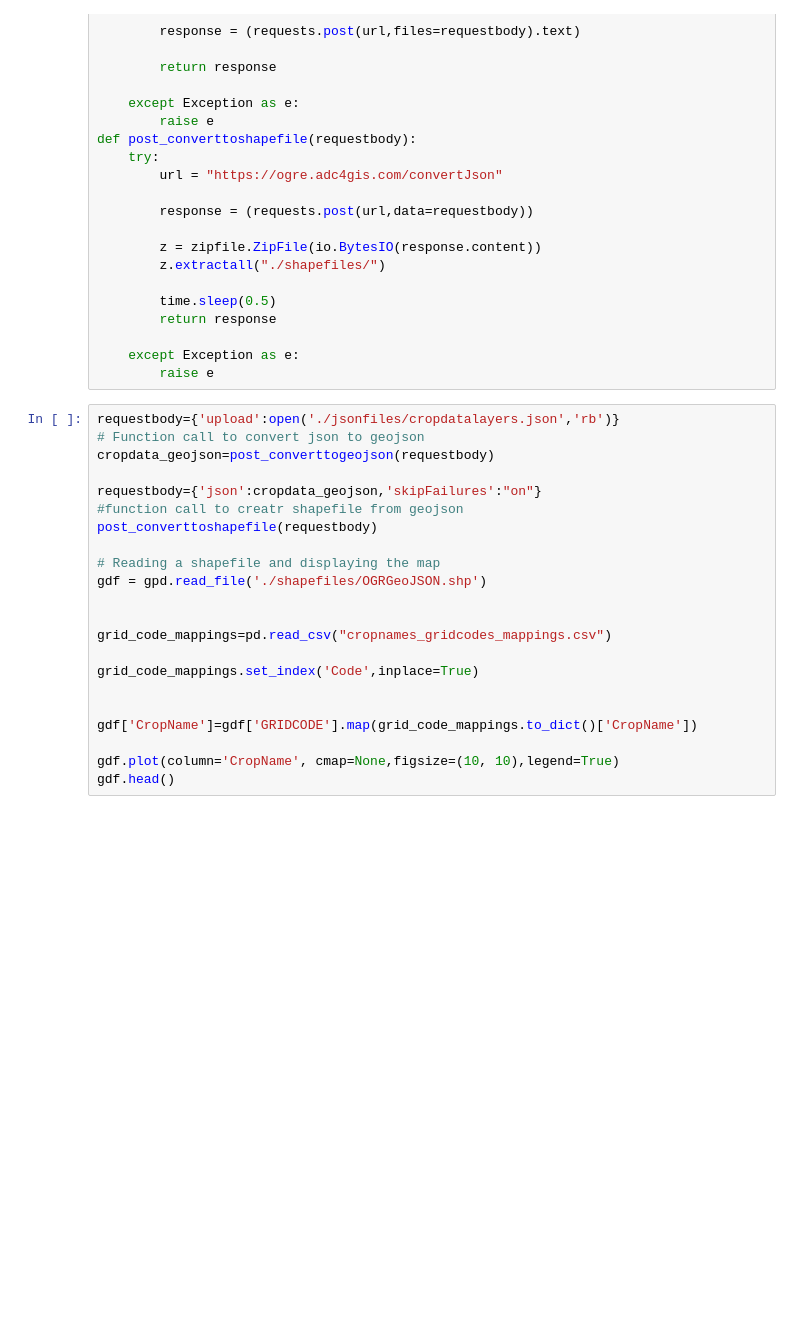
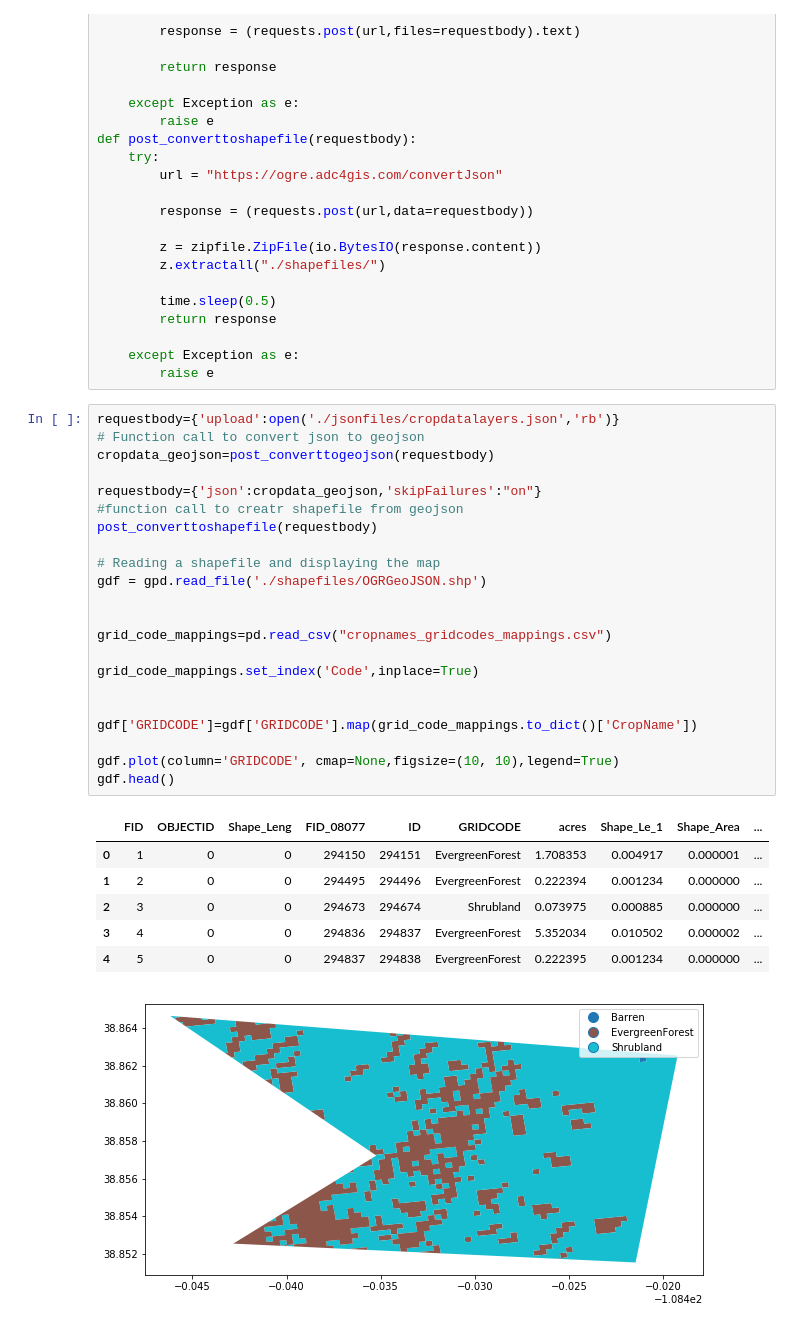
Before and after one commit to woodardjoshua/API_AgAnalytics, a Jupyter notebook: aganalytics-cdl-demo.ipynb, the cells around one changed output. Cells and saved outputs as stored; diff of their text form; blank space fills up the shorter version.

```diff
--- a/aganalytics-cdl-demo.ipynb
+++ b/aganalytics-cdl-demo.ipynb
@@ -98,22 +100,30 @@ def post_converttoshapefile(requestbody):
 # %%
 requestbody={'upload':open('./jsonfiles/cropdatalayers.json','rb')}
 # Function call to convert json to geojson
 cropdata_geojson=post_converttogeojson(requestbody)
 
 requestbody={'json':cropdata_geojson,'skipFailures':"on"}
 #function call to creatr shapefile from geojson
 post_converttoshapefile(requestbody)
 
 # Reading a shapefile and displaying the map
 gdf = gpd.read_file('./shapefiles/OGRGeoJSON.shp')
 
 
 grid_code_mappings=pd.read_csv("cropnames_gridcodes_mappings.csv")
 
 grid_code_mappings.set_index('Code',inplace=True)
 
 
-gdf['CropName']=gdf['GRIDCODE'].map(grid_code_mappings.to_dict()['CropName'])
+gdf['GRIDCODE']=gdf['GRIDCODE'].map(grid_code_mappings.to_dict()['CropName'])
 
-gdf.plot(column='CropName', cmap=None,figsize=(10, 10),legend=True)
+gdf.plot(column='GRIDCODE', cmap=None,figsize=(10, 10),legend=True)
 gdf.head()
+# %% [output]
+|  | FID | OBJECTID | Shape_Leng | FID_08077 | ID | GRIDCODE | acres | Shape_Le_1 | Shape_Area | ... |
+| 0 | 1 | 0 | 0 | 294150 | 294151 | EvergreenForest | 1.708353 | 0.004917 | 0.000001 | ... |
+| 1 | 2 | 0 | 0 | 294495 | 294496 | EvergreenForest | 0.222394 | 0.001234 | 0.000000 | ... |
+| 2 | 3 | 0 | 0 | 294673 | 294674 | Shrubland | 0.073975 | 0.000885 | 0.000000 | ... |
+| 3 | 4 | 0 | 0 | 294836 | 294837 | EvergreenForest | 5.352034 | 0.010502 | 0.000002 | ... |
+| 4 | 5 | 0 | 0 | 294837 | 294838 | EvergreenForest | 0.222395 | 0.001234 | 0.000000 | ... |
+[figure, added]
```
Also changed, not shown: parts of 1 cell of this notebook.
